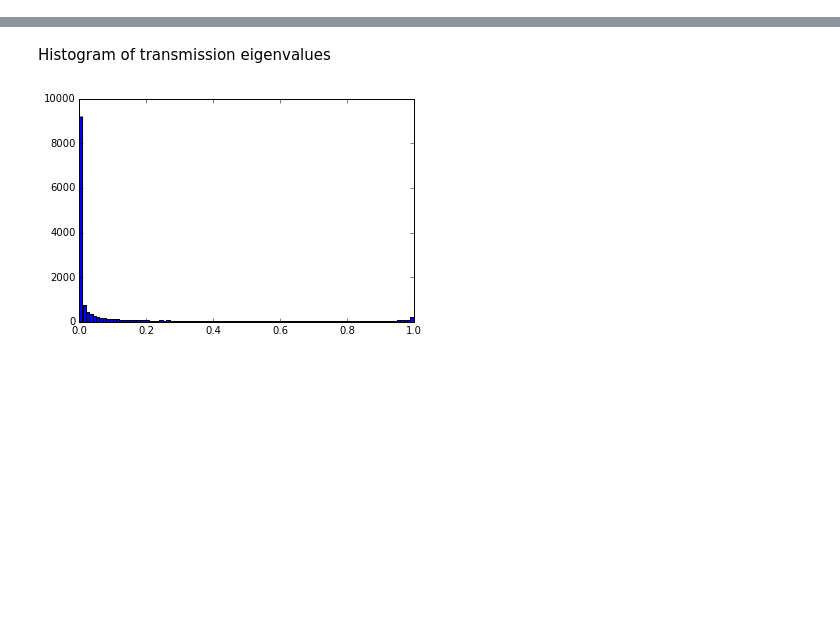
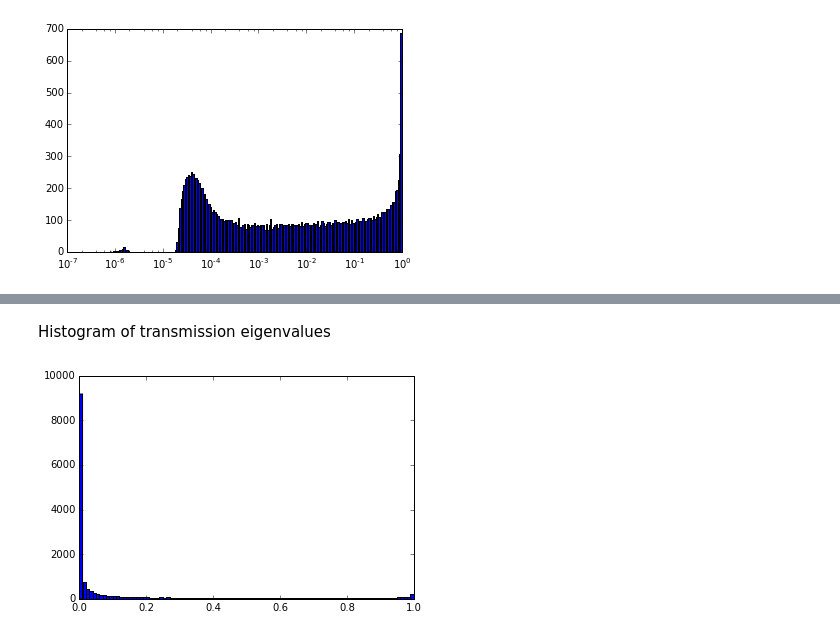
Before and after one commit to bernardvanheck/shared_notebooks, a Jupyter notebook: kwant_transmission_example.ipynb, the cells around one changed output, grey strips where cells are left out. Drawn from its saved outputs; the diff is of its cells as text; code cells hidden in the pictures; blank space fills up the shorter version.

```diff
--- a/kwant_transmission_example.ipynb
+++ b/kwant_transmission_example.ipynb
@@ -50,0 +62,5 @@ np.savez("t_r_coefficients", ts = t_eigs, rs = r_eigs)
+# %%
+hist_r = plt.hist(1-r_eigs, bins=np.logspace(-6.1, 0., 200))
+plt.xscale('log')
+# %% [output]
+[figure, added]
```
Also changed, not shown: parts of 10 cells of this notebook.
